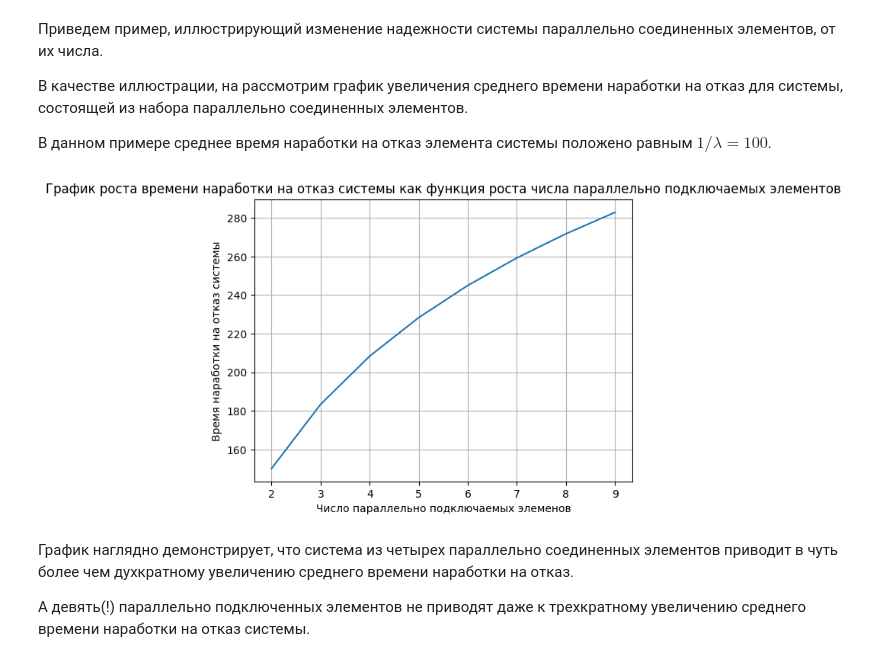
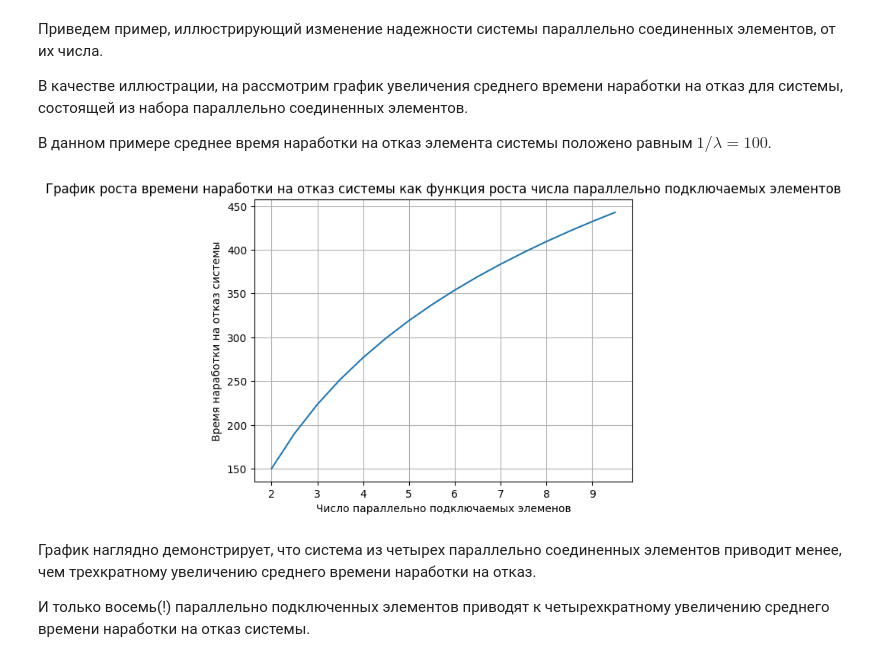
Before and after one commit to SergeyS1954/LW_TR, a Jupyter notebook: LW2.ipynb, the cells around one changed output. Saved outputs shown, nothing was run; the diff lists cells and outputs as text; code cells hidden in the pictures.

```diff
--- a/LW2.ipynb
+++ b/LW2.ipynb
@@ -236,24 +236,24 @@ $$
 # %%
 import numpy as np
 import matplotlib.pyplot as plt
 
 T = 100
 TT = []
 k = 1
-n = np.arange (2., 10.,1.)
+n = np.arange (2., 10.,0.5)
 for nn in n:
     k = k + 1/nn
     TT.append(T*k)
 
 plt.plot (n,TT)
 plt.title('График роста времени наработки на отказ системы как функция роста числа параллельно подключаемых элементов')
 plt.xlabel('Число параллельно подключаемых элеменов')
 plt.ylabel('Время наработки на отказ системы')
 plt.grid(True)
 plt.show()
 # %% [output]
-[figure, old version]
+[figure, new version]
 # %% [markdown]
-График наглядно демонстрирует, что система из четырех параллельно соединенных элементов приводит в чуть более чем духкратному увеличению среднего времени наработки на отказ.
+График наглядно демонстрирует, что система из четырех параллельно соединенных элементов приводит менее, чем трехкратному увеличению среднего времени наработки на отказ.
 
-А девять(!) параллельно подключенных элементов не приводят даже к трехкратному увеличению среднего времени наработки на отказ системы.
+И только восемь(!) параллельно подключенных элементов приводят к четырехкратному увеличению среднего времени наработки на отказ системы.
```
Also changed, not shown: parts of 3 cells of this notebook.
